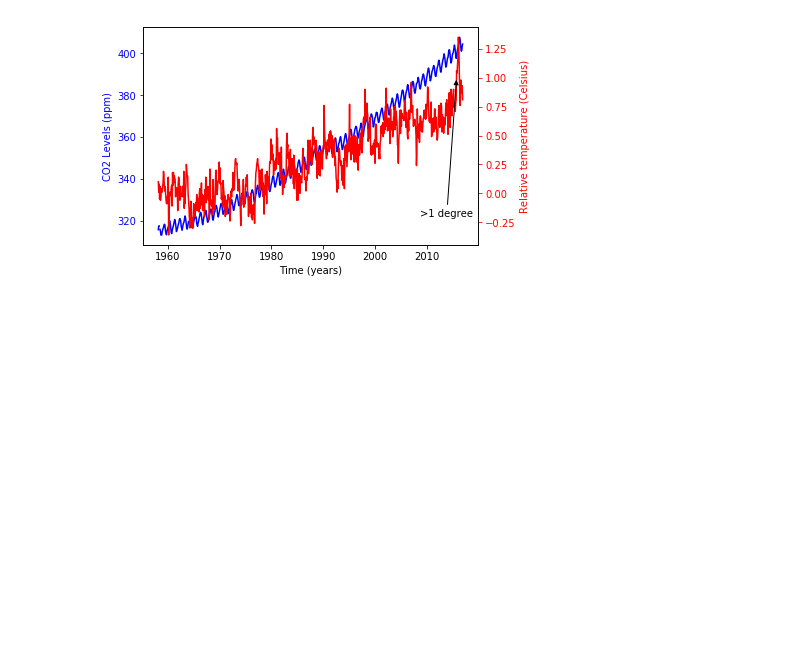
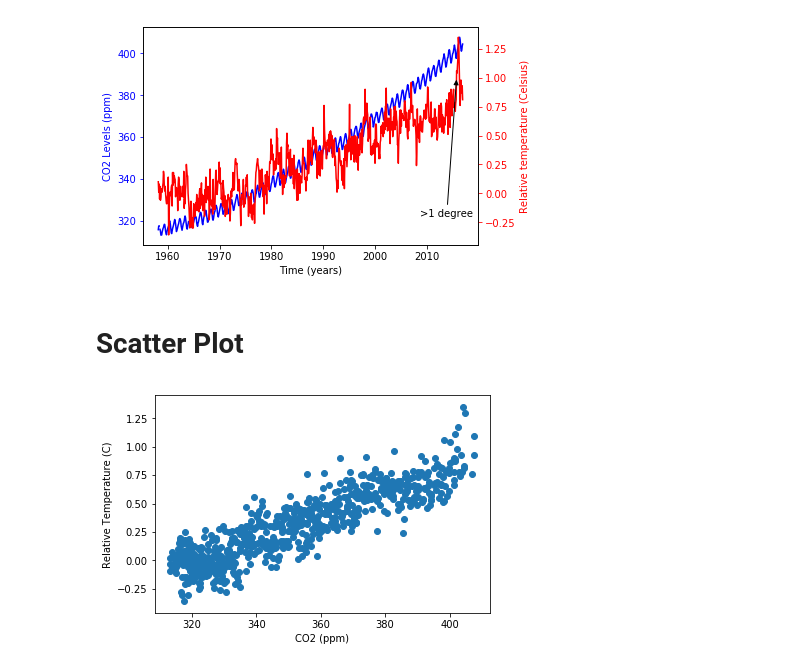
Before and after one commit to VictorOmondi1997/Visualization-Climate-Change, a Jupyter notebook: notebooks/climate_change.ipynb, the cells around one changed output. Cells and saved outputs as stored; diff of their text form; code cells hidden in the pictures; blank space fills up the shorter version.

Commit message:
Add scatterplot of 'Relative temperature' and 'CO2'

```diff
--- a/notebooks/climate_change.ipynb
+++ b/notebooks/climate_change.ipynb
@@ -86,3 +86,13 @@ ax2.annotate('>1 degree', xy=(pd.Timestamp('2015-10-06'), 1), xytext=(pd.Timesta
 plt.show()
 # %% [output]
 [figure]
+# %% [markdown]
+# Scatter Plot
+# %%
+fig, ax = plt.subplots()
+ax.scatter(climate_change.co2, climate_change.relative_temp)
+ax.set_xlabel('CO2 (ppm)')
+ax.set_ylabel('Relative Temperature (C)')
+plt.show()
+# %% [output]
+[figure, added]
```
Also changed, not shown: parts of 3 cells of this notebook.
